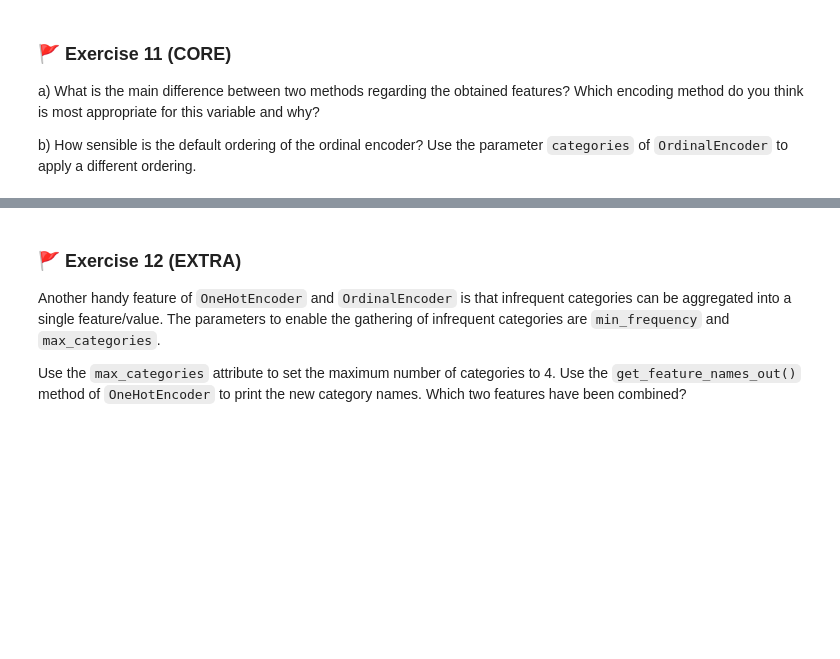
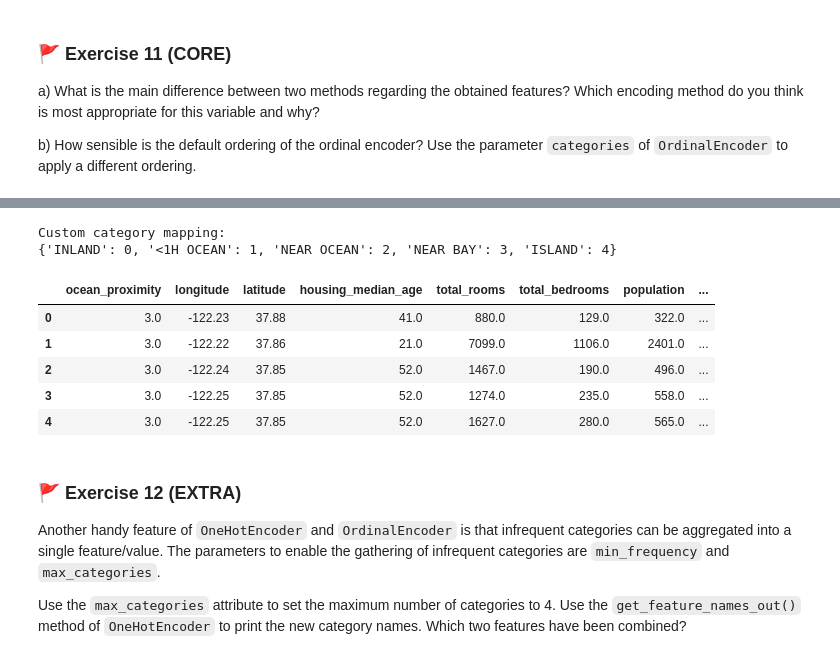
Before and after one commit to zici021129/MLP_2026_week01, a Jupyter notebook: mlp_week01.ipynb, the cells around one changed output, grey strips where cells are left out. Saved outputs shown, nothing was run; the diff lists cells and outputs as text; code cells hidden in the pictures; blank space fills up the shorter version.

```diff
--- a/mlp_week01.ipynb
+++ b/mlp_week01.ipynb
@@ -648,5 +773,43 @@ _Type your answer here!_
 # %%
-# Code for your answer here!
+from sklearn.preprocessing import OrdinalEncoder
+from sklearn.compose import ColumnTransformer
+import pandas as pd
+
+# Define a different ordering for the categorical variable
+custom_categories = [
+    ['INLAND', '<1H OCEAN', 'NEAR OCEAN', 'NEAR BAY', 'ISLAND']
+]
+
+# OrdinalEncoder with custom ordering
+ordinal_encoder_custom = OrdinalEncoder(categories=custom_categories)
+
+# Apply the encoder to the categorical column
+encoder = ColumnTransformer(
+    transformers=[
+        ("cat", ordinal_encoder_custom, catcols)
+    ],
+    remainder="passthrough",
+    verbose_feature_names_out=False
+)
+
+# Fit and transform the data
+X_ = encoder.fit_transform(X)
+
+# Show how categories are mapped to numbers
+print("Custom category mapping:")
+print(dict(zip(custom_categories[0], range(len(custom_categories[0])))))
+
+# Display first few rows of transformed data
+display(pd.DataFrame(X_, columns=encoder.get_feature_names_out()).head())
+# %% [output]
+Custom category mapping:
+{'INLAND': 0, '<1H OCEAN': 1, 'NEAR OCEAN': 2, 'NEAR BAY': 3, 'ISLAND': 4}
+|  | ocean_proximity | longitude | latitude | housing_median_age | total_rooms | total_bedrooms | population | ... |
+| 0 | 3.0 | -122.23 | 37.88 | 41.0 | 880.0 | 129.0 | 322.0 | ... |
+| 1 | 3.0 | -122.22 | 37.86 | 21.0 | 7099.0 | 1106.0 | 2401.0 | ... |
+| 2 | 3.0 | -122.24 | 37.85 | 52.0 | 1467.0 | 190.0 | 496.0 | ... |
+| 3 | 3.0 | -122.25 | 37.85 | 52.0 | 1274.0 | 235.0 | 558.0 | ... |
+| 4 | 3.0 | -122.25 | 37.85 | 52.0 | 1627.0 | 280.0 | 565.0 | ... |
 # %% [markdown]
 ### 🚩 Exercise 12 (EXTRA)
 
```
Also changed, not shown: parts of 14 cells of this notebook.
